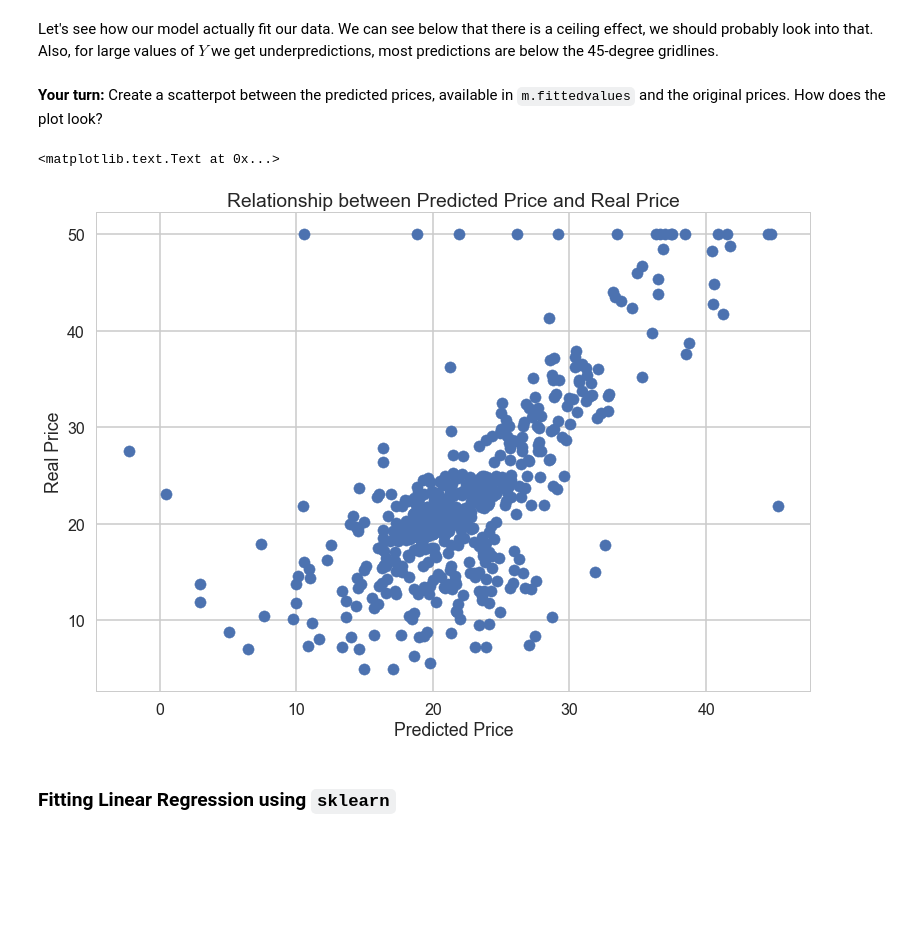
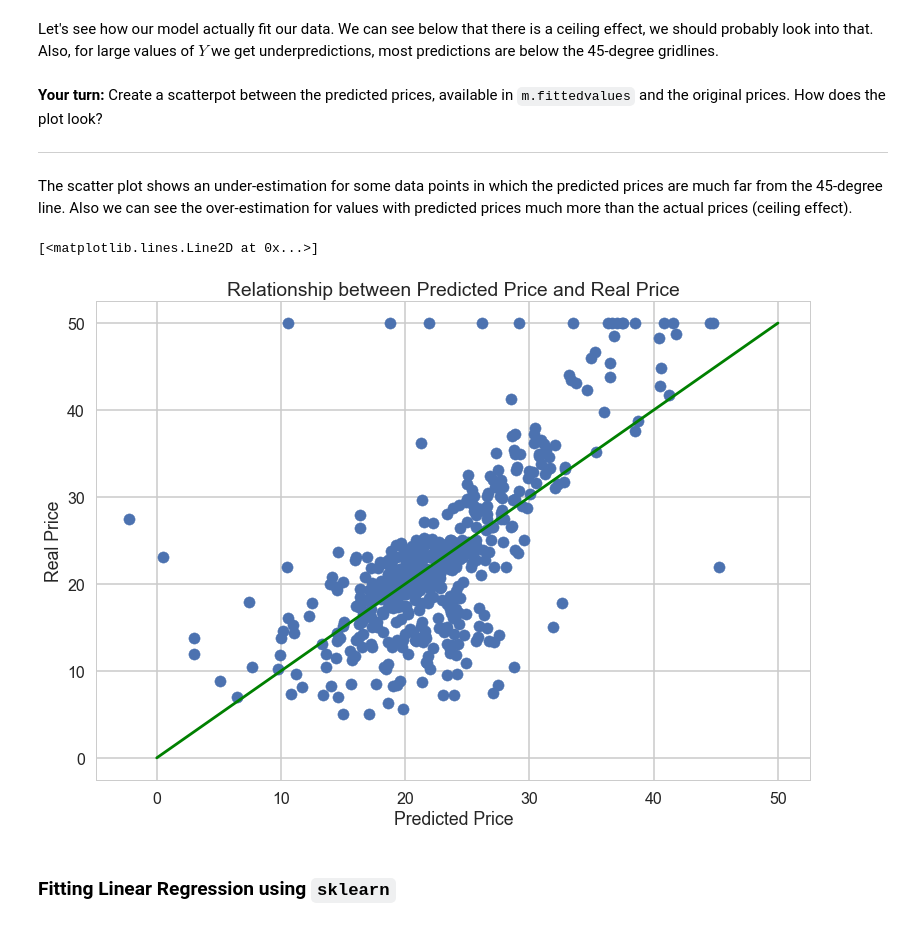
Before and after one commit to hnamzian/Springboard, a Jupyter notebook: Machine Learning/Linear and Logistic Regression/linear_regression/Mini_Project_Linear_Regression.ipynb, the cells around one changed output. Cells and saved outputs as stored; diff of their text form; code cells hidden in the pictures; blank space fills up the shorter version.

```diff
--- a/Machine Learning/Linear and Logistic Regression/linear_regression/Mini_Project_Linear_Regression.ipynb
+++ b/Machine Learning/Linear and Logistic Regression/linear_regression/Mini_Project_Linear_Regression.ipynb
@@ -468,15 +478,19 @@ This is the very basic structure but it should be enough to get you through the
 Let's see how our model actually fit our data. We can see below that there is a ceiling effect, we should probably look into that. Also, for large values of $Y$ we get underpredictions, most predictions are below the 45-degree gridlines.
 # %% [markdown]
 **Your turn:** Create a scatterpot between the predicted prices, available in `m.fittedvalues` and the original prices. How does the plot look?
+***
+The scatter plot shows an under-estimation for some data points in which the predicted prices are much far from the 45-degree line. Also we can see the over-estimation for values with predicted prices much more than the actual prices (ceiling effect).
 # %%
 # your turn
 plt.scatter(m.fittedvalues, bos.PRICE)
 plt.xlabel('Predicted Price')
 plt.ylabel('Real Price')
 plt.title('Relationship between Predicted Price and Real Price')
+
+plt.plot(linspace(0,50,100), linspace(0,50,100), color='g')
 # %% [output]
-<matplotlib.text.Text at 0x...>
+[<matplotlib.lines.Line2D at 0x...>]
-[figure, old version]
+[figure, new version]
 # %% [markdown]
 ### Fitting Linear Regression using `sklearn`
 # %%
```
Also changed, not shown: parts of 10 cells of this notebook.
